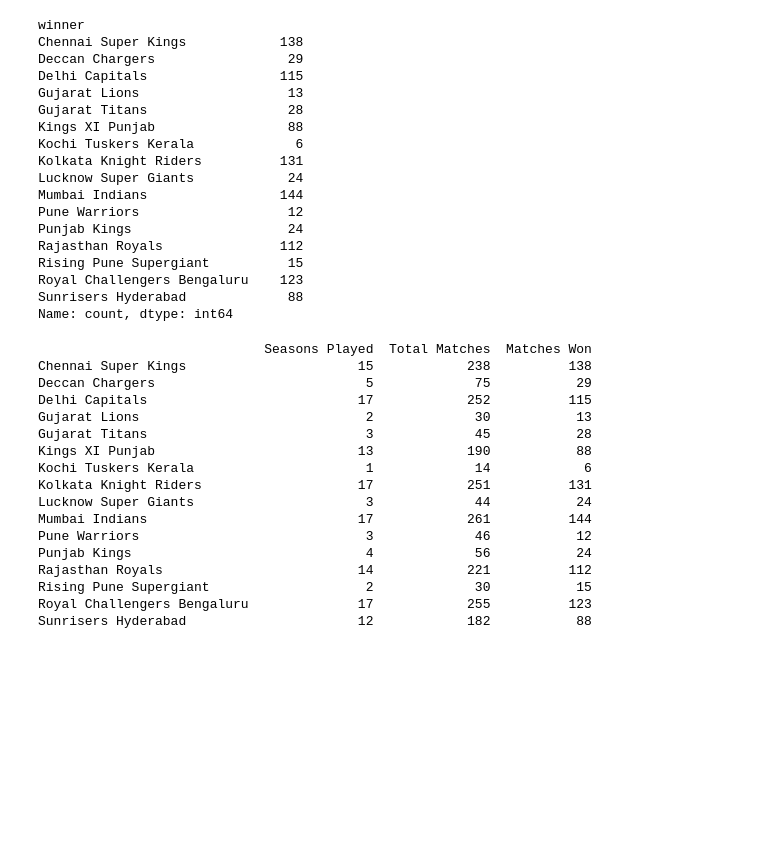
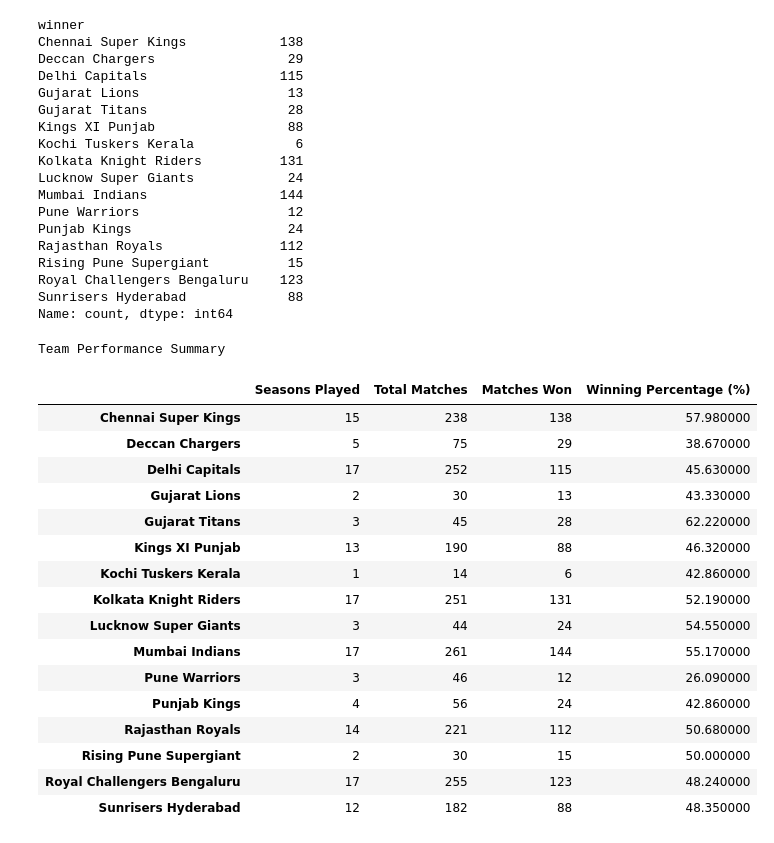
Before and after one commit to Mallikharjuna535/IPL_All_Seasons_Data_Analysis, a Jupyter notebook: Matches_Data.ipynb, the cells around one changed output. Cells and saved outputs as stored; diff of their text form; code cells hidden in the pictures; blank space fills up the shorter version.

Commit message:
Match Data Analysis

```diff
--- a/Matches_Data.ipynb
+++ b/Matches_Data.ipynb
@@ -245,39 +245,42 @@ Royal Challengers Bengaluru    123
 Sunrisers Hyderabad             88
 Name: count, dtype: int64
 # %%
-# here calculating how many seasons each team has played
+# Calculating how many seasons each team has played
 team_season_counts = df.groupby('team1')['season'].nunique()
 
-# here Calculating the total number of matches each team played
+# Calculating the total number of matches each team played
 team_matches = df['team1'].value_counts() + df['team2'].value_counts()
 
-# here Calculating the total number of matches each team won
+# Calculating the total number of matches each team won
 team_wins = df['winner'].value_counts()
 
-# Combine all into a single DataFrame
-result = pd.DataFrame({
-    'Seasons Played': team_season_counts.sort_index(),
-    'Total Matches': team_matches,
-    'Matches Won': team_wins
-}).fillna(0).astype(int)
+# Calculating the winning percentage
+winning_percentage = (team_wins / team_matches * 100).fillna(0).round(2)
 
-# Print the result
-print(result)
+
+# Present the result in a visually appealing format
+styled_result = result.style.background_gradient(cmap='coolwarm')
+styled_result = styled_result.set_properties(**{'border': '1px solid black', 'color': 'black'})
+styled_result = styled_result.set_table_attributes("style='border-collapse: collapse;'")
+styled_result = styled_result.set_caption("Team Performance Summary")
+
+display(styled_result)
 # %% [output]
-                             Seasons Played  Total Matches  Matches Won
-Chennai Super Kings                      15            238          138
-Deccan Chargers                           5             75           29
-Delhi Capitals                           17            252          115
-Gujarat Lions                             2             30           13
-Gujarat Titans                            3             45           28
-Kings XI Punjab                          13            190           88
-Kochi Tuskers Kerala                      1             14            6
-Kolkata Knight Riders                    17            251          131
-Lucknow Super Giants                      3             44           24
-Mumbai Indians                           17            261          144
-Pune Warriors                             3             46           12
-Punjab Kings                              4             56           24
-Rajasthan Royals                         14            221          112
-Rising Pune Supergiant                    2             30           15
-Royal Challengers Bengaluru              17            255          123
-Sunrisers Hyderabad                      12            182           88
+Team Performance Summary
+|  | Seasons Played | Total Matches | Matches Won | Winning Percentage (%) |
+| Chennai Super Kings | 15 | 238 | 138 | 57.980000 |
+| Deccan Chargers | 5 | 75 | 29 | 38.670000 |
+| Delhi Capitals | 17 | 252 | 115 | 45.630000 |
+| Gujarat Lions | 2 | 30 | 13 | 43.330000 |
+| Gujarat Titans | 3 | 45 | 28 | 62.220000 |
+| Kings XI Punjab | 13 | 190 | 88 | 46.320000 |
+| Kochi Tuskers Kerala | 1 | 14 | 6 | 42.860000 |
+| Kolkata Knight Riders | 17 | 251 | 131 | 52.190000 |
+| Lucknow Super Giants | 3 | 44 | 24 | 54.550000 |
+| Mumbai Indians | 17 | 261 | 144 | 55.170000 |
+| Pune Warriors | 3 | 46 | 12 | 26.090000 |
+| Punjab Kings | 4 | 56 | 24 | 42.860000 |
+| Rajasthan Royals | 14 | 221 | 112 | 50.680000 |
+| Rising Pune Supergiant | 2 | 30 | 15 | 50.000000 |
+| Royal Challengers Bengaluru | 17 | 255 | 123 | 48.240000 |
+| Sunrisers Hyderabad | 12 | 182 | 88 | 48.350000 |
```
Also changed, not shown: parts of 1 cell of this notebook.
